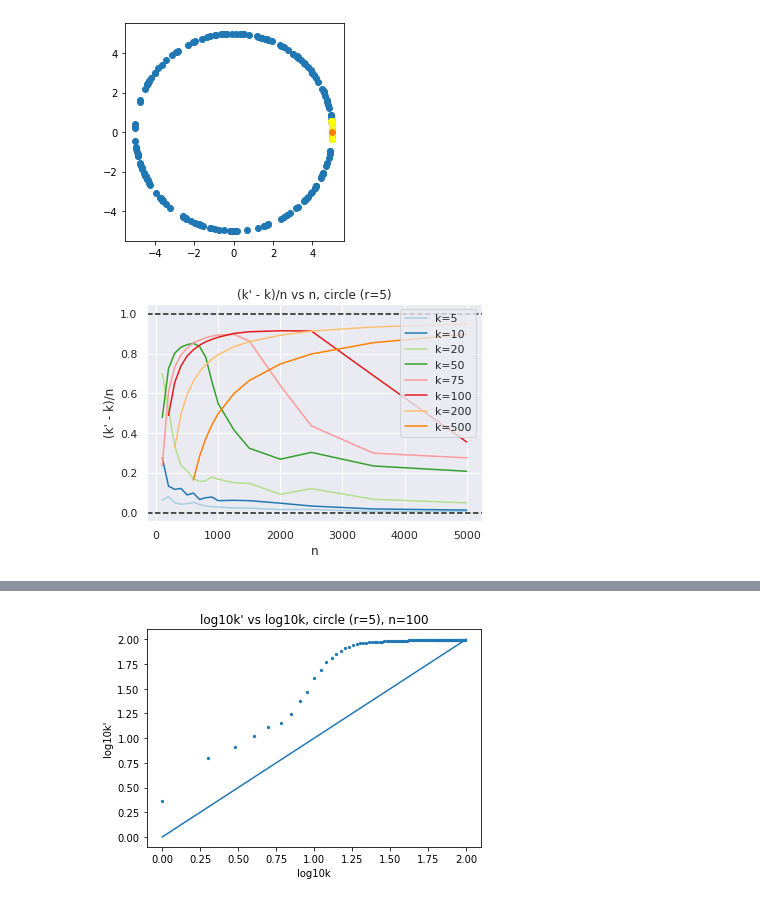
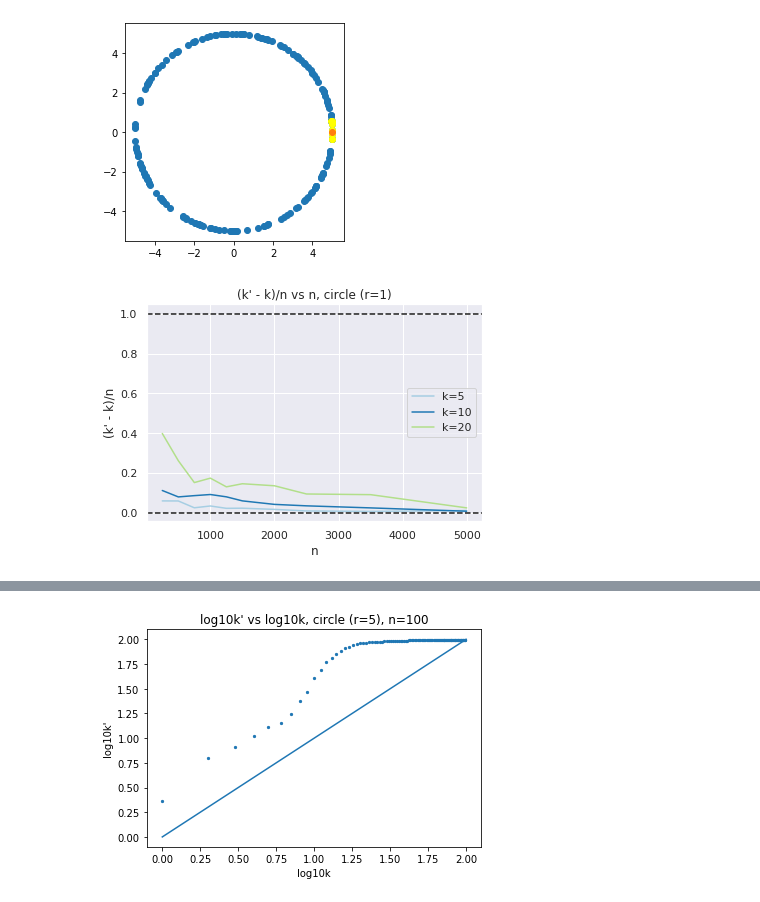
Before and after one commit to neurodata/hayden, a Jupyter notebook: geodesic-learning/circle.ipynb, the cells around one changed output, grey strips where cells are left out. Saved outputs shown, nothing was run; the diff lists cells and outputs as text; code cells hidden in the pictures.

Commit message:
circle r=1, noup

```diff
--- a/geodesic-learning/circle.ipynb
+++ b/geodesic-learning/circle.ipynb
@@ -74,12 +74,16 @@ def experiment(n, func, mc_its=200, fixed_k=0, n_cores=1, acorn=None, **kwargs):
         if 'r' in keys:
             r = kwargs['r']
             theta0 = kwargs['theta0']
-            condensed_func = lambda x: _experiment_for_loop(x, func, fixed_k, n_cores,
+            condensed_func = lambda x: _experiment_for_loop(x, func, fixed_k,
                                                             r=r, theta0=theta0)
         else:
             d = kwargs['d']
             x0 = kwargs['x0']
-            condensed_func = lambda x: _experiment_for_loop(x, func, fixed_k, n_cores,
+
+            if x0 is 'origin':
+                x0 = np.zeros(d)
+
+            condensed_func = lambda x: _experiment_for_loop(x, func, fixed_k,
                                                             d=d, x0=x0)
         kprimes = np.array(Parallel(n_jobs=n_cores)(delayed(condensed_func)(int(x)) for x in n*np.ones(mc_its)))
         return np.mean(kprimes), np.std(kprimes, ddof=1)
@@ -102,7 +106,7 @@ def experiment(n, func, mc_its=200, fixed_k=0, n_cores=1, acorn=None, **kwargs):
     else:
         return np.mean(kprimes), np.std(kprimes, ddof=1)
 
-def _experiment_for_loop(n, func, fixed_k=0, n_cores=1, acorn=None, **kwargs):
+def _experiment_for_loop(n, func, fixed_k=0, acorn=None, **kwargs):
     if acorn is not None:
         np.random.seed(acorn)
 
@@ -158,20 +163,18 @@ plt.savefig('circle_r5_k10.png')
 # %%
 from tqdm import tqdm
 
-h=100
+h=250
 ns = np.arange(h, 1000+h, step = h)
-nmc = (len(ns_)+3)* [500]
+nmc = (len(ns)+3)* [200]
 
-ns = np.concatenate((ns_, [1250, 1500, 2000, 2500, 3500, 5000]))
-nmc = np.concatenate((mc_its, 3*[200]))
+r=1
 
-kwargs_circle = {'r':5, 'theta0':0}
-kwargs_cube = {'d':3, 'x0':'origin'}
+ns = np.concatenate((ns, [1250, 1500, 2000, 2500, 3500, 5000]))
+nmc = np.concatenate((nmc, 3*[100]))
 
-means_ = []
-stds_ = []
+kwargs_circle = {'r':r, 'theta0':0}
 
-ks = np.array([5, 10, 20, 50, 75, 100, 200, 500])
+ks = np.array([5, 10, 20])
 
 means_ = [[] for k in ks]
 stds_ = [[] for k in ks]
@@ -187,24 +190,21 @@ for j, k in enumerate(tqdm(ks)):
 # %%
 # plotting cell
 colors = sns.color_palette("Paired", n_colors=len(ks))
 fig, ax = plt.subplots(1,1)
 
 for i, k in enumerate(ks):
-    diff = len(ns_) - len(means_[i])
-    ax.plot(ns_[diff:], (np.array(means_[i]) - k)/ns_[diff:], label='k=%i'%(k), c=colors[i])
-    ax.set_title("(k' - k)/n vs n, circle (r=5)")
+    diff = len(ns) - len(means_[i])
+    ax.plot(ns[diff:], (np.array(means_[i]) - k)/ns[diff:], label='k=%i'%(k), c=colors[i])
+    ax.set_title("(k' - k)/n vs n, circle (r=%i)"%(r))
 ax.set_xlabel('n')
 ax.set_ylabel("(k' - k)/n")
 ax.axhline(y=1, c='k', ls="--")
 ax.axhline(y=0, c='k', ls="--")
 ax.legend()
-plt.savefig('circle_r5' + '.png')
-# ax.plot(np.arange(1, n, step=0.05), np.arange(1, n, step=0.05), label='y=n')
-# ax.plot(np.arange(100, n, step=0.05), (np.log10(np.arange(100, n, step=0.05)) - 20) / np.arange(100, n, step=0.05), c='r', label='y=log10n')
-# plt.errorbar(ns_, (np.array(means_) - 20) / ns_, yerr=1.96*np.array(stds_)/np.sqrt(mc_its_),alpha=0.15)
-# ax.legend()
+
+plt.savefig('circle_r%i_noup.png'%(r))
 # %% [output]
-[figure, old version]
+[figure, new version]
 # %%
 from tqdm import tqdm
 
```
Also changed, not shown: parts of 6 cells of this notebook, 1 other file.
